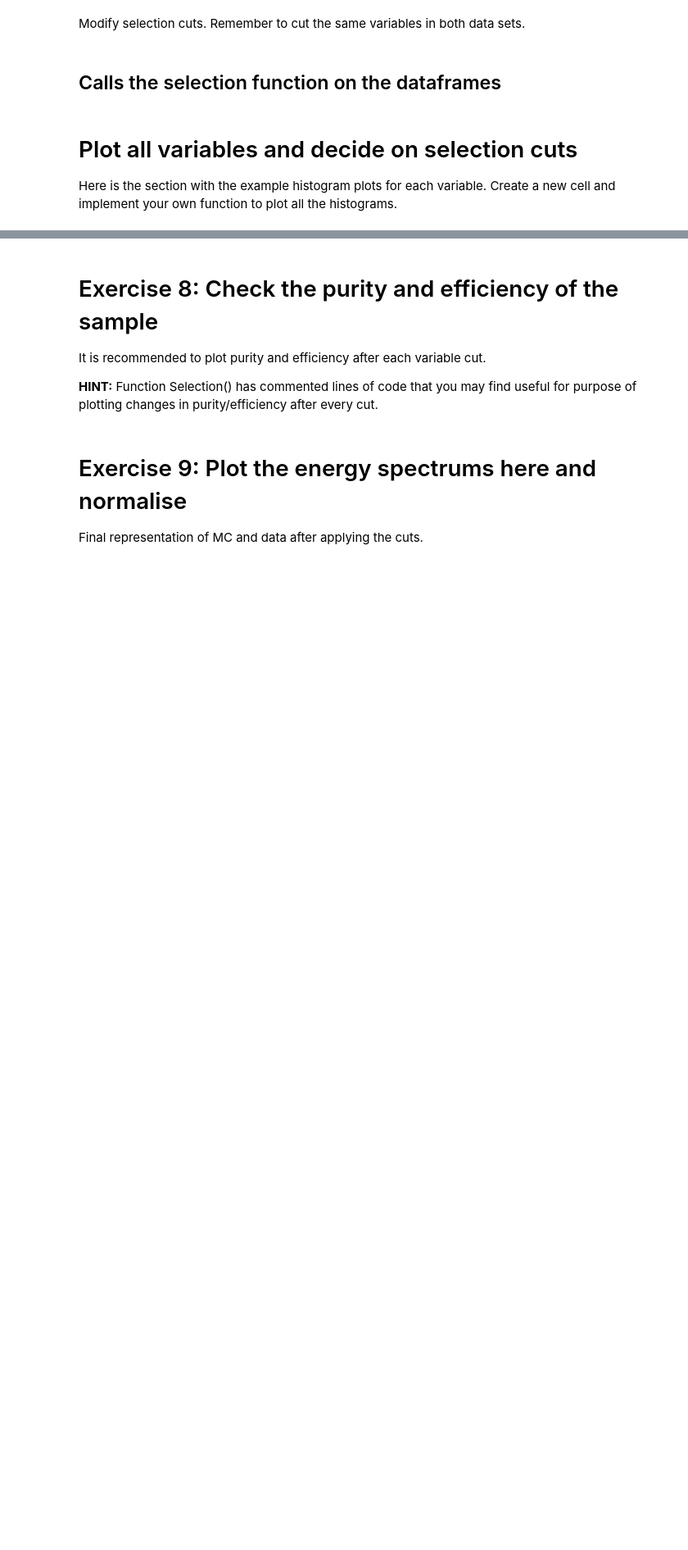
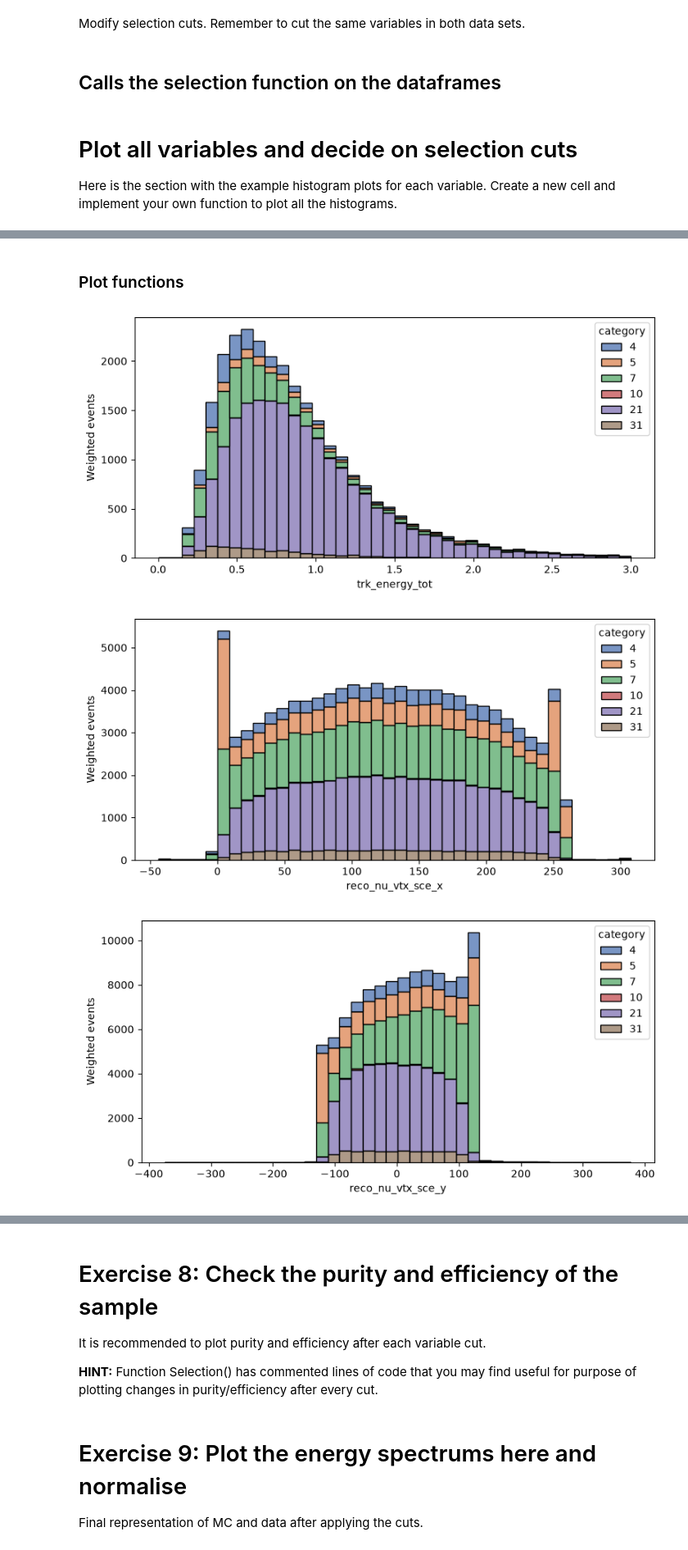
Before and after one commit to CanonicaliTY/uboone_lab_student_copy, a Jupyter notebook: MainAnalysis_template.ipynb, the cells around one changed output, grey strips where cells are left out. Shown at 82% size. Drawn from its saved outputs; the diff is of its cells as text; code cells hidden in the pictures; blank space fills up the shorter version.

```diff
--- a/MainAnalysis_template.ipynb
+++ b/MainAnalysis_template.ipynb
@@ -412,6 +412,10 @@ histogram_plot(MC_frame, variable, bins, name, scaling, xlims=[], plot_fig=True,
 # Exercise 7: Selection Cuts and Histogram plotting
 # %% [markdown]
 Modify selection cuts. Remember to cut the same variables in both data sets.
+# %%
+# Load an unselected baseline for comparing selection cuts
+MC_EXT_uncut = pd.read_pickle(MC_file).drop("Subevent", axis=1)
+data_uncut = pd.read_pickle(data_file).drop("Subevent", axis=1)
 # %%
 def Selections(frame):
 
@@ -469,0 +474,32 @@ plt.show(i)
+# %% [markdown]
+### Plot functions
+# %%
+def plot_variable(frame, variable, binrange=None):
+    plt.figure(figsize=(8, 4))
+
+    sns.histplot(
+        data=frame,
+        x=variable,
+        hue="category",
+        hue_order=[4, 5, 7, 10, 21, 31],
+        multiple="stack",
+        weights="weight",
+        palette="deep",
+        bins=40,
+        binrange=binrange
+    )
+
+    plt.xlabel(variable)
+    plt.ylabel("Weighted events")
+    plt.tight_layout()
+    plt.show()
+# %%
+plot_variable(MC_EXT_uncut, "trk_energy_tot", binrange=(0, 3))
+plot_variable(MC_EXT_uncut, "reco_nu_vtx_sce_x")
+plot_variable(MC_EXT_uncut, "reco_nu_vtx_sce_y")
+plot_variable(MC_EXT_uncut, "reco_nu_vtx_sce_z")
+plot_variable(MC_EXT_uncut, "topological_score", binrange=(0, 1))
+# %% [output]
+[figure, added]
+[figure, added]
+[figure, added]
```
Also changed, not shown: parts of 4 cells of this notebook, 5 other files.
